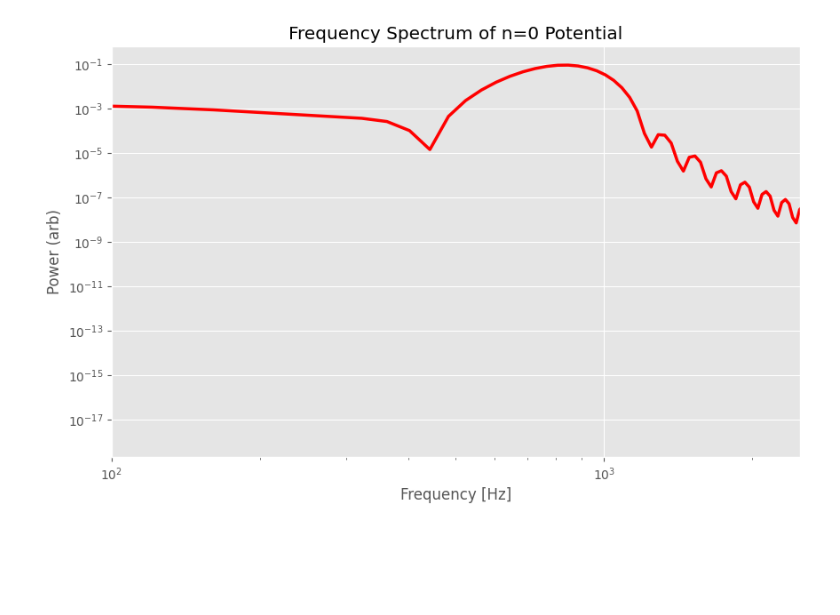
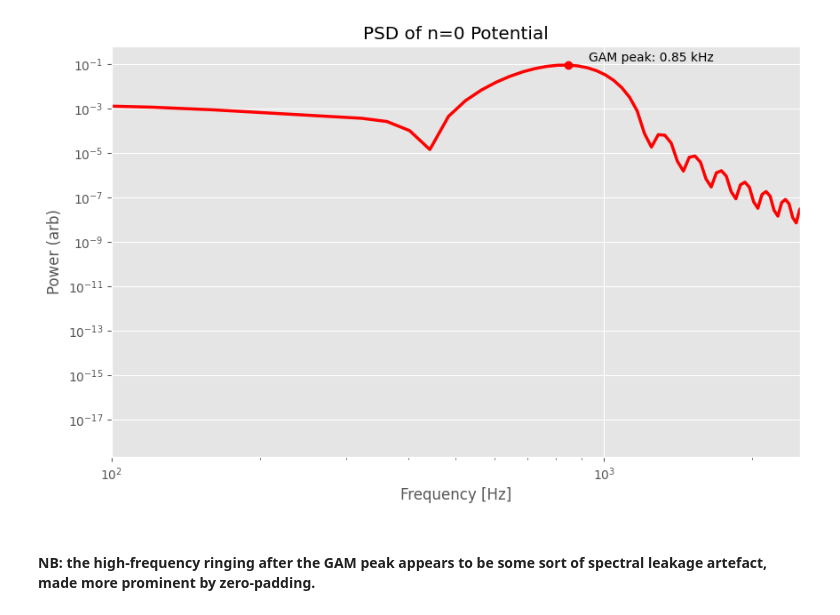
Before and after one commit to seferoni/GYSELA_utils, a Jupyter notebook: Post-Processing/Scripts/psd_n0.ipynb, the cells around one changed output. Saved outputs shown, nothing was run; the diff lists cells and outputs as text; code cells hidden in the pictures; blank space fills up the shorter version.

```diff
--- a/Post-Processing/Scripts/psd_n0.ipynb
+++ b/Post-Processing/Scripts/psd_n0.ipynb
@@ -13,22 +12,30 @@ time_step = reader.fetch_data_from_h5("C:\\Workspace\\NSCC\\local copies\\h5 sam
 data_arrays = reader.compile_data_from_directory("Phirth_n0", "C:\\Workspace\\NSCC\\local copies\\h5 samples\\q1.5_trunc");
 # %%
 def plot_power_spectrum_density(phi2D_list):
-	# TODO: should have find_peaks functionality
+
 	# Signal isolation and data processing.
-	hovmoller_matrix = utils.generate_poloidally_averaged_time_series(phi2D_list);
-	frequencies, power_spectrum_density = utils.map_power_spectrum(hovmoller_matrix, 40, time_step.flatten()[0]);
+	radial_time_series = utils.generate_poloidally_averaged_time_series(phi2D_list);
+	frequencies, power_spectrum_density = utils.map_power_spectrum(radial_time_series, 40, time_step.flatten()[0]);
 	frequencies = utils.convert_to_real_frequency(frequencies)/(2 * np.pi);
 	GAM_peak_index = utils.isolate_GAM_peak_index(power_spectrum_density);
+	GAM_frequency = frequencies[GAM_peak_index];
+	GAM_power = float(power_spectrum_density[GAM_peak_index]);
 
 	# Figure plotting logic.
 	plt.figure(figsize = (10, 6));
 	plt.loglog(frequencies, power_spectrum_density, label = "PSD", color = "red", lw = 2.5);
+	plt.plot(GAM_frequency, power_spectrum_density[GAM_peak_index], "ro");
+	plt.annotate(f"GAM peak: {GAM_frequency/1e3:.2f} kHz",
+				xy = (GAM_frequency, GAM_power),
+				xytext = (GAM_frequency * 1.1, GAM_power * 1.5));
 	plt.xlim(100, 2500);
 	plt.xlabel("Frequency [Hz]");
 	plt.ylabel("Power (arb)");
-	plt.title("Frequency Spectrum of n=0 Potential");
+	plt.title("PSD of n=0 Potential");
 	plt.show();
 
 plot_power_spectrum_density(data_arrays);
 # %% [output]
-[figure, old version]
+[figure, new version]
+# %% [markdown]
+#### NB: the high-frequency ringing after the GAM peak appears to be some sort of spectral leakage artefact, made more prominent by zero-padding.
```
Also changed, not shown: parts of 1 cell of this notebook, 1 other file.
